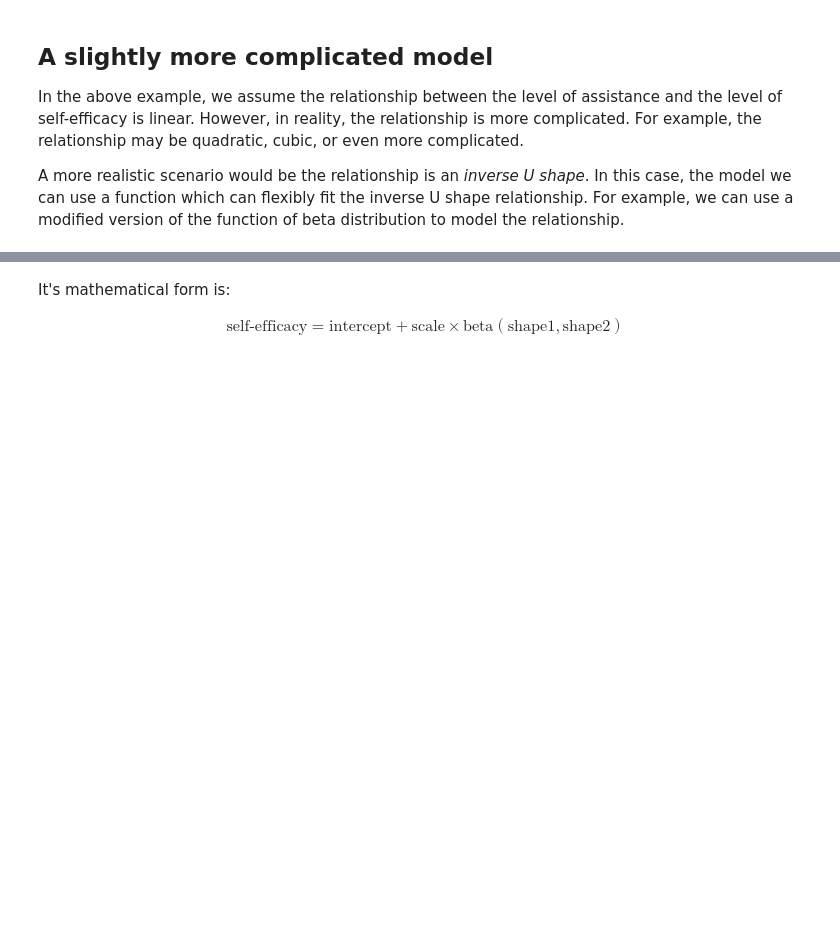
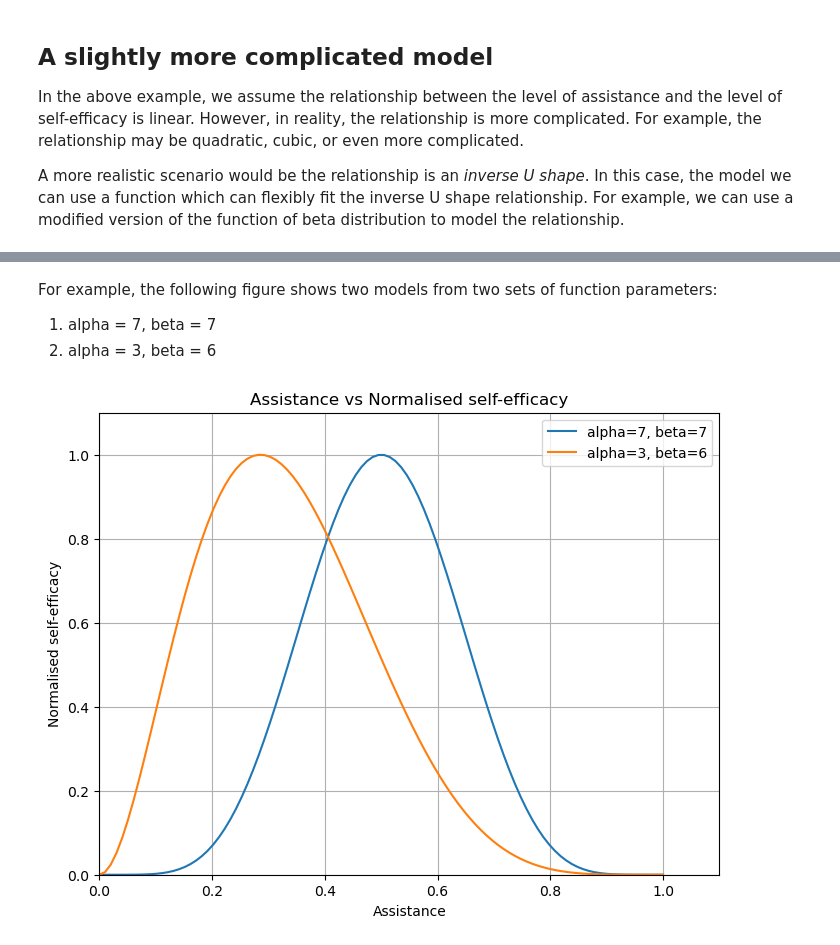
Before and after one commit to acercyc/Moonshot_self_efficacy, a Jupyter notebook: Bayesian_Self_Efficacy_Estimator/Introduction_of_Bayesian_model_estimation.ipynb, the cells around one changed output, grey strips where cells are left out. Saved outputs shown, nothing was run; the diff lists cells and outputs as text; code cells hidden in the pictures; blank space fills up the shorter version.

```diff
--- a/Bayesian_Self_Efficacy_Estimator/Introduction_of_Bayesian_model_estimation.ipynb
+++ b/Bayesian_Self_Efficacy_Estimator/Introduction_of_Bayesian_model_estimation.ipynb
@@ -61,11 +72,33 @@ def f_BetaNorm(alpha, beta, x):
     y_max = x_max**(alpha-1) * (1 - x_max)**(beta-1)
     y_normalized = y / y_max
     return y_normalized
-# %% [markdown]
-It's mathematical form is:
-
-$$
-\begin{align}
-\text{self-efficacy} = \text{intercept} + \text{scale} \times \text{beta}(\text{shape1}, \text{shape2})
-\end{align}
-$$
+# %% [markdown]
+For example, the following figure shows two models from two sets of function parameters:
+1. alpha = 7, beta = 7
+2. alpha = 3, beta = 6
+# %%
+# Set the parameters
+alpha1, beta1 = 7, 7
+alpha2, beta2 = 3, 6
+
+# Generate the x values
+x = np.linspace(0, 1, 100)
+
+# Generate the y values for each set of parameters
+y1 = f_BetaNorm(alpha1, beta1, x)
+y2 = f_BetaNorm(alpha2, beta2, x)
+
+# Plot the two models
+fig, ax = plt.subplots(1, 1, figsize=(8, 6))
+ax.plot(x, y1, label='alpha=7, beta=7')
+ax.plot(x, y2, label='alpha=3, beta=6')
+ax.set_xlabel("Assistance")
+ax.set_ylabel("Normalised self-efficacy")
+ax.set_title("Assistance vs Normalised self-efficacy")
+ax.set_xlim(0, 1.1)
+ax.set_ylim(0, 1.1)
+ax.grid(True)
+ax.legend()
+plt.show()
+# %% [output]
+[figure, added]
```
Also changed, not shown: parts of 31 cells of this notebook.
